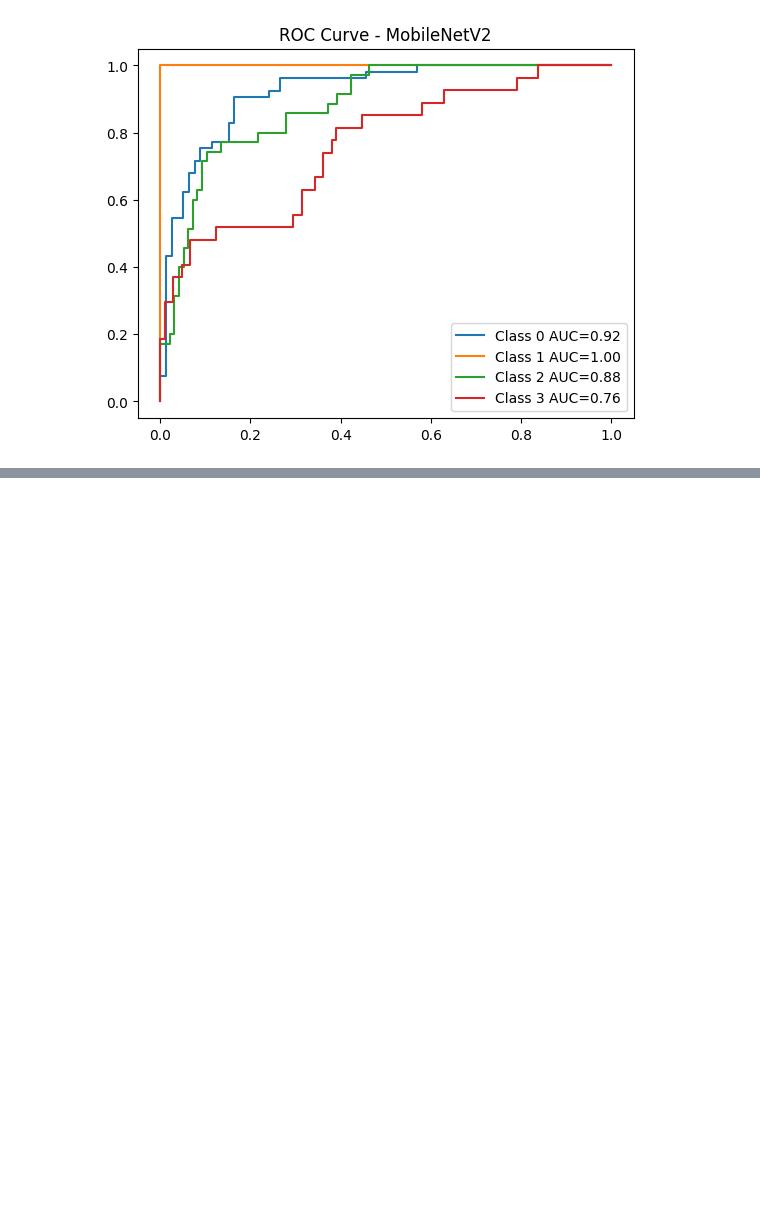
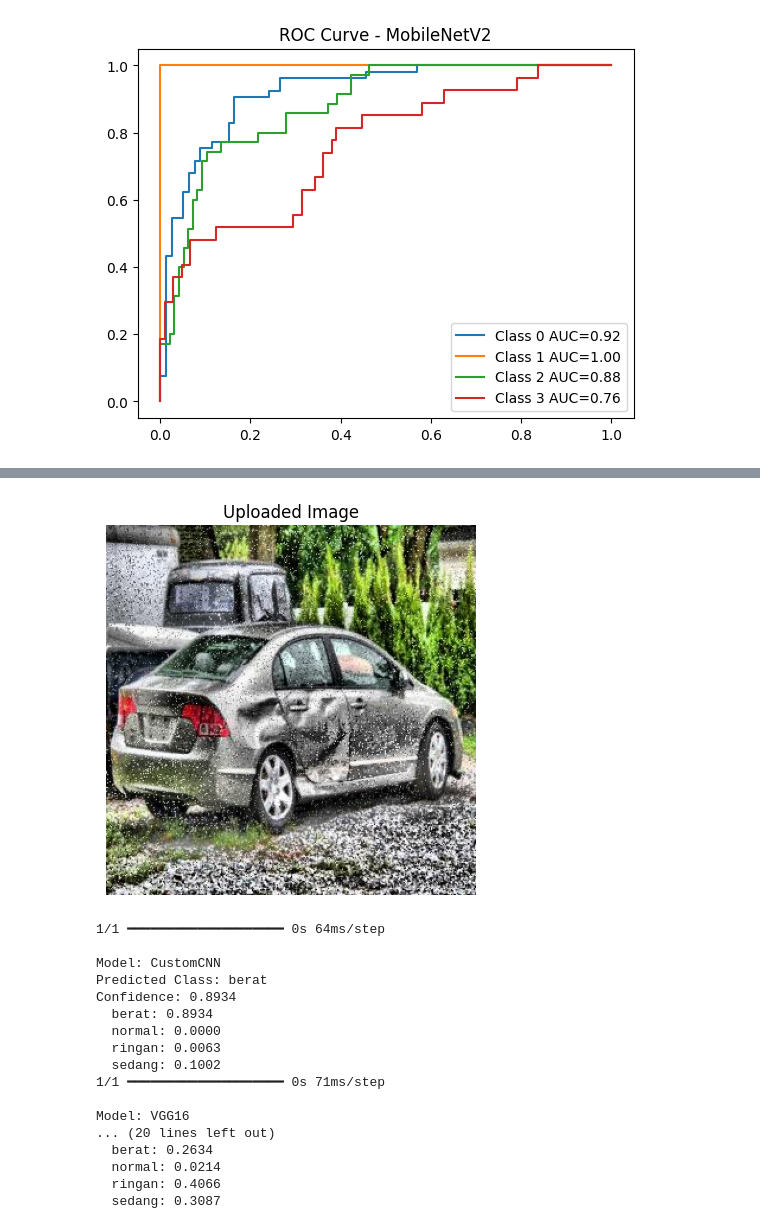
Before and after one commit to FatihUlumuddin/Analysis-of-Deep-Learning-Methods-for-Vehicle-Damage-Classification, a Jupyter notebook: A_Comparative_Analysis_of_Deep_Learning_Methods_for_Vehicle_Damage_Classification.ipynb, the cells around one changed output, grey strips where cells are left out. Cells and saved outputs as stored; diff of their text form; code cells hidden in the pictures; blank space fills up the shorter version.

```diff
--- a/A_Comparative_Analysis_of_Deep_Learning_Methods_for_Vehicle_Damage_Classification.ipynb
+++ b/A_Comparative_Analysis_of_Deep_Learning_Methods_for_Vehicle_Damage_Classification.ipynb
@@ -547,0 +614,21 @@ for name, model in models_dict.items():
+# %%
+predict_all_models("rusaksedang.jpg")
+# %% [output]
+[figure, added]
+1/1 ━━━━━━━━━━━━━━━━━━━━ 0s 64ms/step
+
+Model: CustomCNN
+Predicted Class: berat
+Confidence: 0.8934
+  berat: 0.8934
+  normal: 0.0000
+  ringan: 0.0063
+  sedang: 0.1002
+1/1 ━━━━━━━━━━━━━━━━━━━━ 0s 71ms/step
+
+Model: VGG16
+... (20 lines left out)
+  berat: 0.2634
+  normal: 0.0214
+  ringan: 0.4066
+  sedang: 0.3087
```
Also changed, not shown: parts of 6 cells of this notebook.
